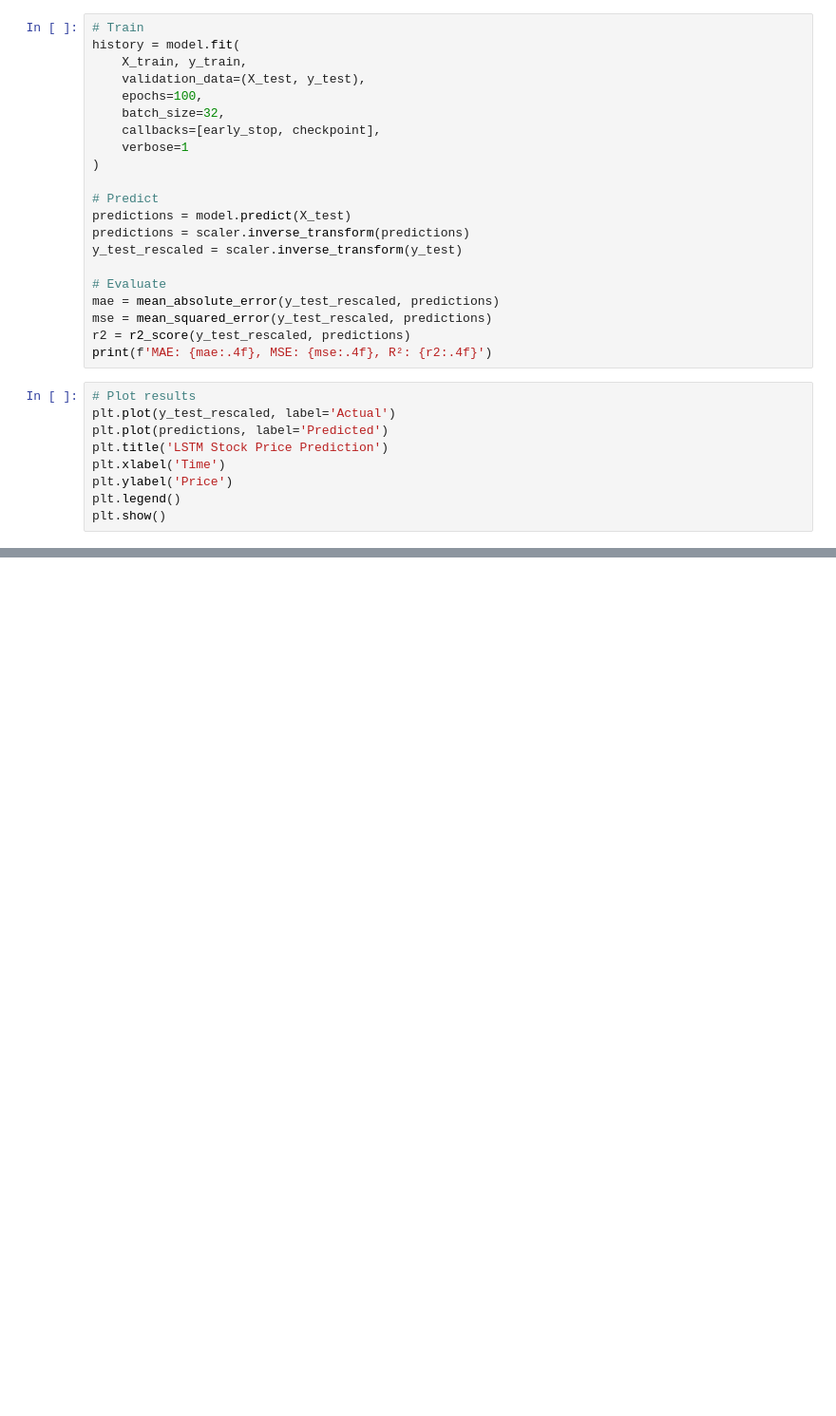
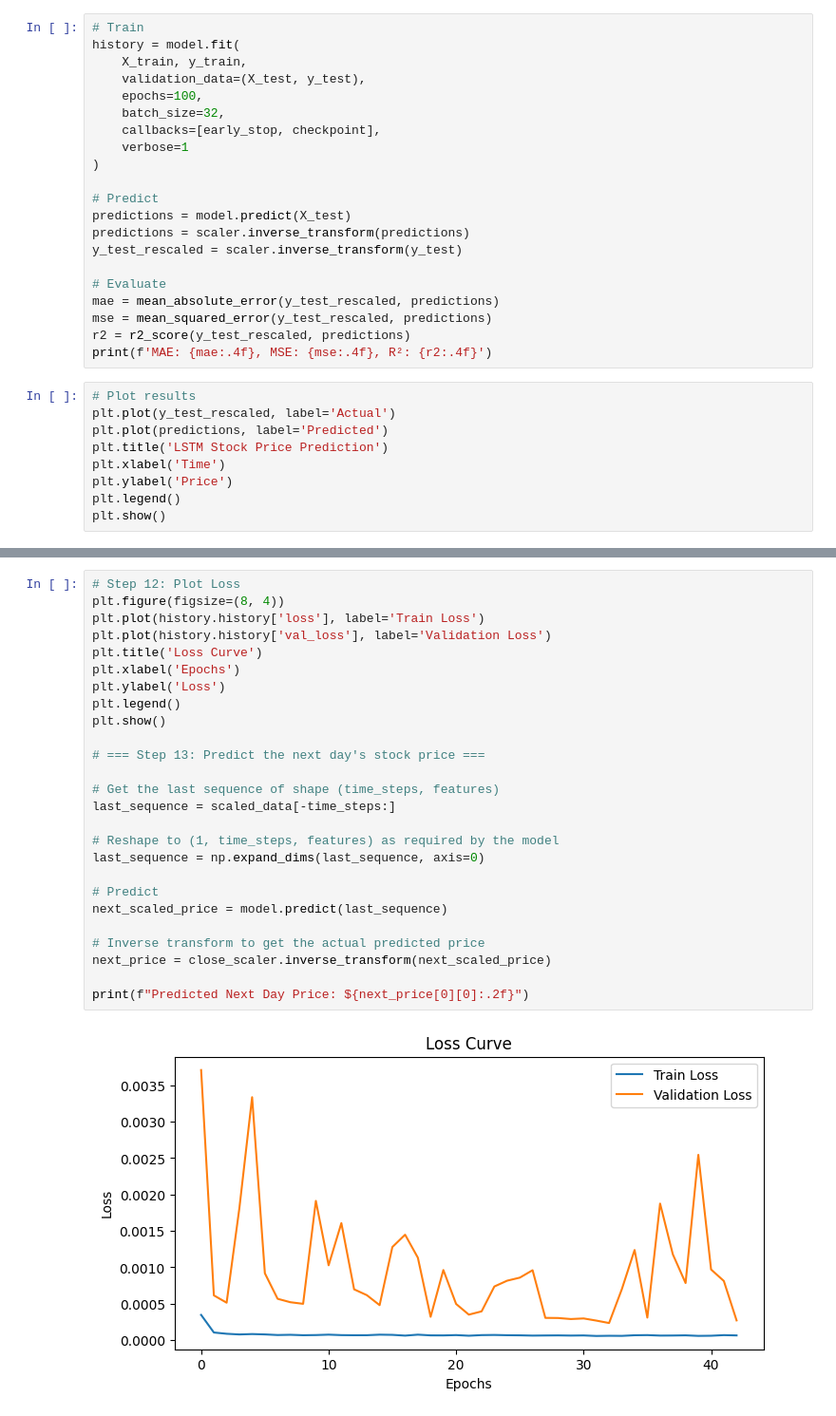
Before and after one commit to Sevinda-Herath/Stock-Market-Prediction-AI-Model, a Jupyter notebook: Model.ipynb, the cells around one changed output, grey strips where cells are left out. Shown at 95% size. Drawn from its saved outputs; the diff is of its cells as text; blank space fills up the shorter version.

```diff
--- a/Model.ipynb
+++ b/Model.ipynb
@@ -118,0 +490,28 @@ plt.show()
+# %%
+# Step 12: Plot Loss
+plt.figure(figsize=(8, 4))
+plt.plot(history.history['loss'], label='Train Loss')
+plt.plot(history.history['val_loss'], label='Validation Loss')
+plt.title('Loss Curve')
+plt.xlabel('Epochs')
+plt.ylabel('Loss')
+plt.legend()
+plt.show()
+
+# === Step 13: Predict the next day's stock price ===
+
+# Get the last sequence of shape (time_steps, features)
+last_sequence = scaled_data[-time_steps:]
+
+# Reshape to (1, time_steps, features) as required by the model
+last_sequence = np.expand_dims(last_sequence, axis=0)
+
+# Predict
+next_scaled_price = model.predict(last_sequence)
+
+# Inverse transform to get the actual predicted price
+next_price = close_scaler.inverse_transform(next_scaled_price)
+
+print(f"Predicted Next Day Price: ${next_price[0][0]:.2f}")
+# %% [output]
+[figure, added]
```
Also changed, not shown: parts of 5 cells of this notebook, 5 other files.
